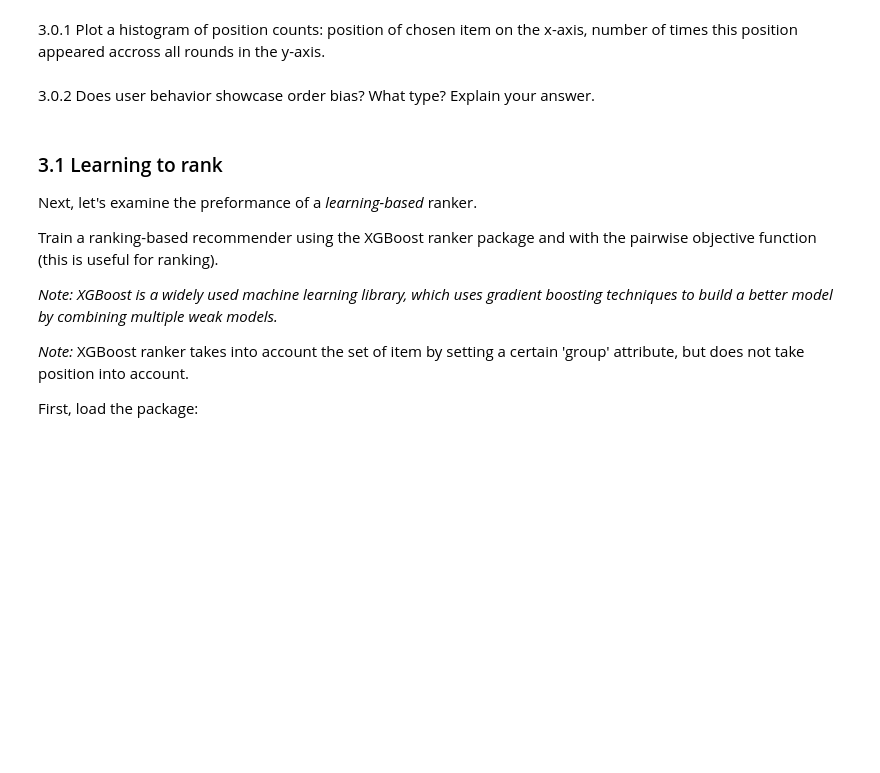
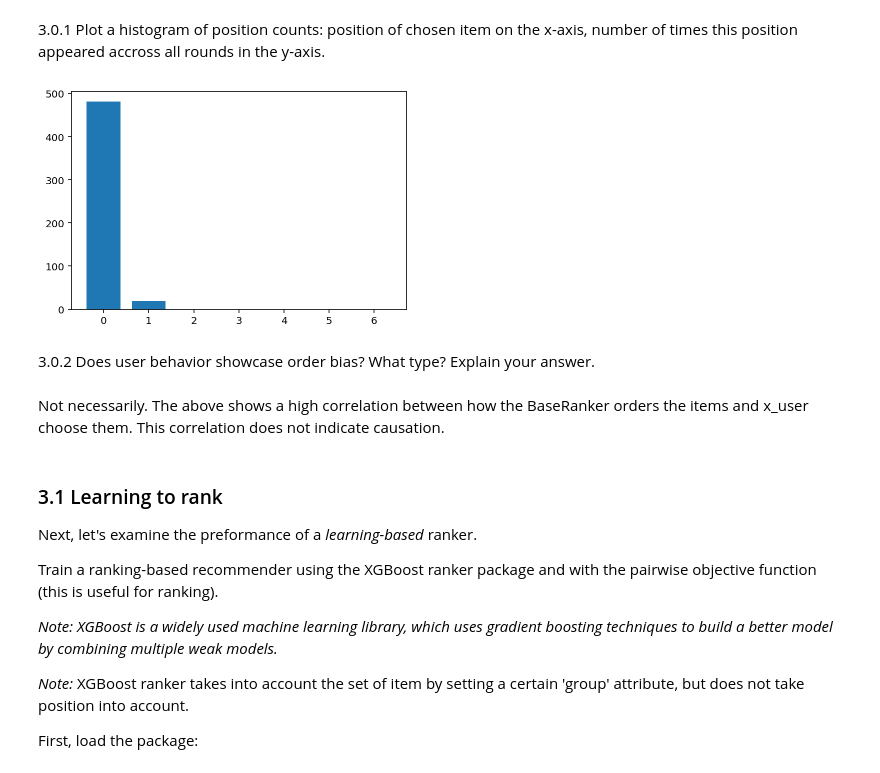
Before and after one commit to nitaifingerhut/cs236608, a Jupyter notebook: hw2/WS2.ipynb, the cells around one changed output. Drawn from its saved outputs; the diff is of its cells as text; code cells hidden in the pictures; blank space fills up the shorter version.

```diff
--- a/hw2/WS2.ipynb
+++ b/hw2/WS2.ipynb
@@ -941,6 +941,6 @@ The following sequence determines one round of recommendation and choice:
 In this section, choices are generated by an **unknown** user model called XUserModel, which chooses from ordered lists generated by a BaseRanker ranker (having some internal $\hat{\beta}$).
 The next block of code loads an array describing the positions (within the ordered list) of the items chosen by xuser across multiple rounds.
 # %%
-x_user_choice_positions = np.load('x_user_click_pos.npy')
+x_user_choice_positions = np.load('x_user_click_positions.npy')
 # %% [markdown]
 3.0.1 Plot a histogram of position counts: position of chosen item on the x-axis, number of times this position appeared accross all rounds in the y-axis.
@@ -949,3 +947,13 @@ x_user_choice_positions = np.load('x_user_click_pos.npy')
+# %%
+import matplotlib.pyplot as plt
+
+_, axs = plt.subplots()
+axs.hist(x_user_choice_positions, bins=[i - 0.5 for i in range(7)] + [6.5], rwidth=0.75)
+axs.set_xticks(list(range(7)))
+axs.set_xticklabels([str(i) for i in range(7)])
+plt.show()
+# %% [output]
+[figure, added]
 # %% [markdown]
 3.0.2 Does user behavior showcase order bias? What type?
 Explain your answer.
@@ -954,3 +960,5 @@ Answer...
+# %% [markdown]
+Not necessarily. The above shows a high correlation between how the BaseRanker orders the items and x_user choose them. This correlation does not indicate causation.
 # %% [markdown]
 ### 3.1 Learning to rank
 
```
Also changed, not shown: parts of 18 cells of this notebook, 1 other file.
